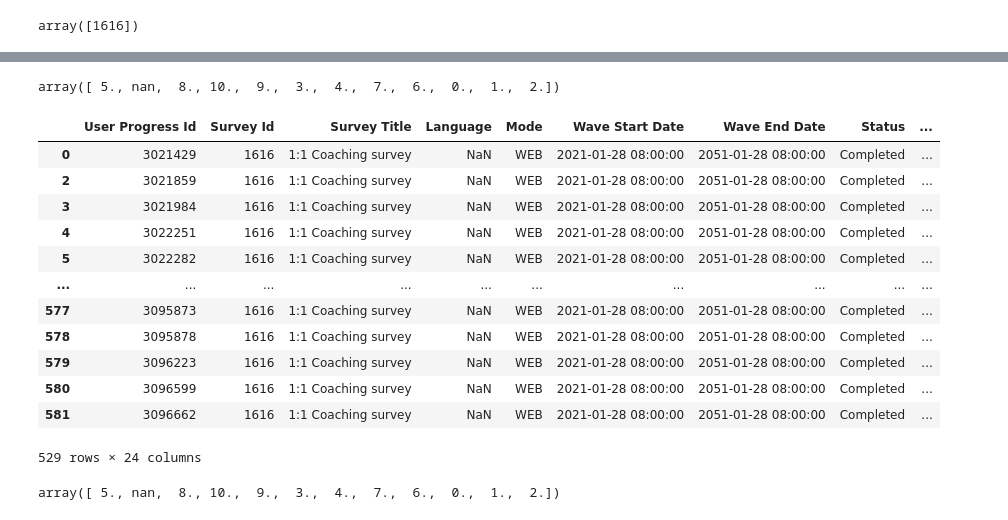
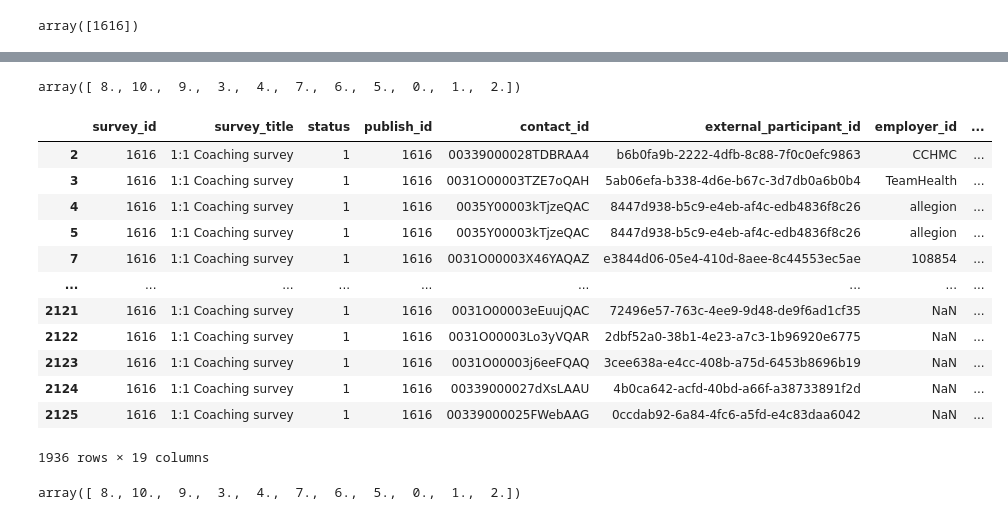
Before and after one commit to darneson1989/2021Coaching, a Jupyter notebook: Survey2021.ipynb, the cells around one changed output, grey strips where cells are left out. Saved outputs shown, nothing was run; the diff lists cells and outputs as text; code cells hidden in the pictures.

```diff
--- a/Survey2021.ipynb
+++ b/Survey2021.ipynb
@@ -117,0 +167,3 @@ survey['completion_time'] = survey['End Date Time Stamp'] - survey['Start Date T
+# %%
+survey['motivationdifference']=survey.sort_values('external_participant_id').groupby('external_participant_id')['coachingmotivation'].diff()
+survey
@@ -118,3 +230,9 @@ survey['completion_time'] = survey['End Date Time Stamp'] - survey['Start Date T
+# %%
+survey['start_date_time_stamp'] = pd.to_datetime(survey['start_date_time_stamp'])
+# %%
+survey['end_date_time_stamp'] = pd.to_datetime(survey['end_date_time_stamp'])
+# %%
+survey['completion_time'] = survey['end_date_time_stamp'] - survey['start_date_time_stamp']
 # %%
 survey.head()
 # %% [output]
@@ -244,25 +344,25 @@ memory usage: 5.8+ KB
 # %%
-survey['CMLFlourishHappy'].unique()
+survey['cmlflourishhappy'].unique()
 # %% [output]
-array([ 5., nan,  8., 10.,  9.,  3.,  4.,  7.,  6.,  0.,  1.,  2.])
+array([ 8., 10.,  9.,  3.,  4.,  7.,  6.,  5.,  0.,  1.,  2.])
 # %%
-survey.dropna(subset = ["CMLFlourishHappy"])
+survey.dropna(subset = ["cmlflourishhappy"])
 # %% [output]
-|  | User Progress Id | Survey Id | Survey Title | Language | Mode | Wave Start Date | Wave End Date | Status | ... |
-| 0 | 3021429 | 1616 | 1:1 Coaching survey | NaN | WEB | 2021-01-28 08:00:00 | 2051-01-28 08:00:00 | Completed | ... |
-| 2 | 3021859 | 1616 | 1:1 Coaching survey | NaN | WEB | 2021-01-28 08:00:00 | 2051-01-28 08:00:00 | Completed | ... |
-| 3 | 3021984 | 1616 | 1:1 Coaching survey | NaN | WEB | 2021-01-28 08:00:00 | 2051-01-28 08:00:00 | Completed | ... |
-| 4 | 3022251 | 1616 | 1:1 Coaching survey | NaN | WEB | 2021-01-28 08:00:00 | 2051-01-28 08:00:00 | Completed | ... |
-| 5 | 3022282 | 1616 | 1:1 Coaching survey | NaN | WEB | 2021-01-28 08:00:00 | 2051-01-28 08:00:00 | Completed | ... |
-| ... | ... | ... | ... | ... | ... | ... | ... | ... | ... |
-| 577 | 3095873 | 1616 | 1:1 Coaching survey | NaN | WEB | 2021-01-28 08:00:00 | 2051-01-28 08:00:00 | Completed | ... |
-| 578 | 3095878 | 1616 | 1:1 Coaching survey | NaN | WEB | 2021-01-28 08:00:00 | 2051-01-28 08:00:00 | Completed | ... |
-| 579 | 3096223 | 1616 | 1:1 Coaching survey | NaN | WEB | 2021-01-28 08:00:00 | 2051-01-28 08:00:00 | Completed | ... |
-| 580 | 3096599 | 1616 | 1:1 Coaching survey | NaN | WEB | 2021-01-28 08:00:00 | 2051-01-28 08:00:00 | Completed | ... |
-| 581 | 3096662 | 1616 | 1:1 Coaching survey | NaN | WEB | 2021-01-28 08:00:00 | 2051-01-28 08:00:00 | Completed | ... |
+|  | survey_id | survey_title | status | publish_id | contact_id | external_participant_id | employer_id | ... |
+| 2 | 1616 | 1:1 Coaching survey | 1 | 1616 | 00339000028TDBRAA4 | b6b0fa9b-2222-4dfb-8c88-7f0c0efc9863 | CCHMC | ... |
+| 3 | 1616 | 1:1 Coaching survey | 1 | 1616 | 0031O00003TZE7oQAH | 5ab06efa-b338-4d6e-b67c-3d7db0a6b0b4 | TeamHealth | ... |
+| 4 | 1616 | 1:1 Coaching survey | 1 | 1616 | 0035Y00003kTjzeQAC | 8447d938-b5c9-e4eb-af4c-edb4836f8c26 | allegion | ... |
+| 5 | 1616 | 1:1 Coaching survey | 1 | 1616 | 0035Y00003kTjzeQAC | 8447d938-b5c9-e4eb-af4c-edb4836f8c26 | allegion | ... |
+| 7 | 1616 | 1:1 Coaching survey | 1 | 1616 | 0031O00003X46YAQAZ | e3844d06-05e4-410d-8aee-8c44553ec5ae | 108854 | ... |
+| ... | ... | ... | ... | ... | ... | ... | ... | ... |
+| 2121 | 1616 | 1:1 Coaching survey | 1 | 1616 | 0031O00003eEuujQAC | 72496e57-763c-4ee9-9d48-de9f6ad1cf35 | NaN | ... |
+| 2122 | 1616 | 1:1 Coaching survey | 1 | 1616 | 0031O00003Lo3yVQAR | 2dbf52a0-38b1-4e23-a7c3-1b96920e6775 | NaN | ... |
+| 2123 | 1616 | 1:1 Coaching survey | 1 | 1616 | 0031O00003j6eeFQAQ | 3cee638a-e4cc-408b-a75d-6453b8696b19 | NaN | ... |
+| 2124 | 1616 | 1:1 Coaching survey | 1 | 1616 | 00339000027dXsLAAU | 4b0ca642-acfd-40bd-a66f-a38733891f2d | NaN | ... |
+| 2125 | 1616 | 1:1 Coaching survey | 1 | 1616 | 00339000025FWebAAG | 0ccdab92-6a84-4fc6-a5fd-e4c83daa6042 | NaN | ... |
-529 rows × 24 columns
+1936 rows × 19 columns
 # %%
-survey['CMLFlourishHappy'].unique()
+survey['cmlflourishhappy'].unique()
 # %% [output]
-array([ 5., nan,  8., 10.,  9.,  3.,  4.,  7.,  6.,  0.,  1.,  2.])
+array([ 8., 10.,  9.,  3.,  4.,  7.,  6.,  5.,  0.,  1.,  2.])
 # %%
```
Also changed, not shown: parts of 62 cells of this notebook.
